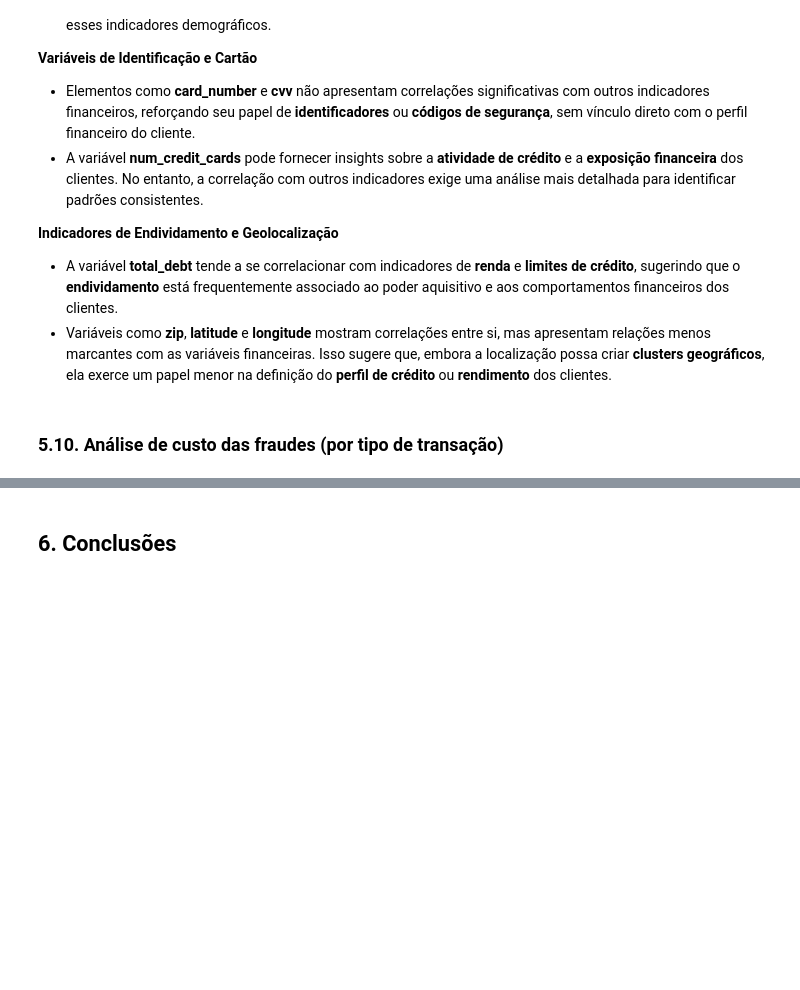
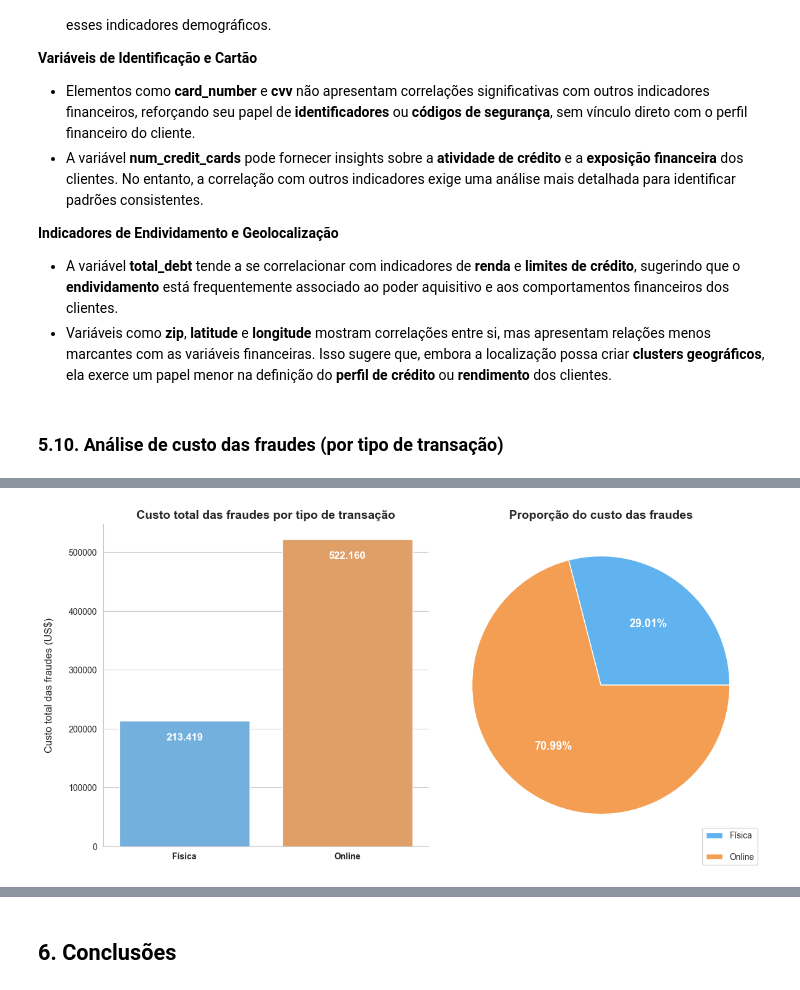
Before and after one commit to emso-exe/Deteccao_de_fraude_em_transacoes_financeiras, a Jupyter notebook: 001_analise_exploratoria.ipynb, the cells around one changed output, grey strips where cells are left out. Cells and saved outputs as stored; diff of their text form; code cells hidden in the pictures; blank space fills up the shorter version.

```diff
--- a/001_analise_exploratoria.ipynb
+++ b/001_analise_exploratoria.ipynb
@@ -1915,0 +1837,52 @@ R$ 93.24
+# %%
+# Criação da figura com subplots
+fig, axs = plt.subplots(1, 2, figsize=(12, 6))
+
+# Criando o gráfico de barras
+sns.barplot(x=custo_total.index, y=custo_total.values, palette=['#61b3ef','#f39e53'], ax=axs[0])
+axs[0].set_title('Custo total das fraudes por tipo de transação', fontsize=14, fontweight='bold')
+axs[0].set_xlabel('', fontsize=12)
+axs[0].set_ylabel('Custo total das fraudes (US$)\n', fontsize=12)
+
+# Adicionando os valores nas barras
+for p in axs[0].patches:
+    axs[0].annotate(
+        f'{int(p.get_height()):,}'.replace(',', '.'),  # Formatação com separador de milhar
+        (p.get_x() + p.get_width() / 2, p.get_height()),  # Colocando o valor na barra
+        ha='center', va='bottom',  # Alinhamento
+        fontsize=12, fontweight='bold',
+        color='white',
+        xytext=(0, -25),  # Distância do texto para a barra
+        textcoords='offset points'
+    )
+
+# Exibe rótulos sem notação científica
+axs[0].ticklabel_format(style='plain', axis='y')
+
+# Ajustando o eixo x aplicando negrito
+axs[0].set_xticklabels(axs[0].get_xticklabels(), fontweight='bold')
+
+# Criando o gráfico pieplot
+wedges, texts, autotexts = axs[1].pie(custo_total.values, autopct='%0.2f%%',
+                                      colors=sns.color_palette(['#61b3ef','#f39e53']))
+axs[1].set_title('Proporção do custo das fraudes', fontsize=14, fontweight='bold')
+
+# Formatar os autotexts
+for autotext in autotexts:
+    autotext.set_color('white')
+    autotext.set_fontsize(13)
+    autotext.set_fontweight('bold')
+
+# Adicionar legendas
+axs[1].legend(custo_total.index, loc='right', labelspacing=1.5,
+              bbox_to_anchor=(0.9, 0.0, 0.1, 0.0))
+
+# Removendo bordas extras
+sns.despine()
+plt.grid(axis='x', linestyle='--', alpha=0.7)
+
+# Exibindo o gráfico
+plt.tight_layout()
+plt.show()
+# %% [output]
+[figure, added]
```
Also changed, not shown: parts of 7 cells of this notebook.
